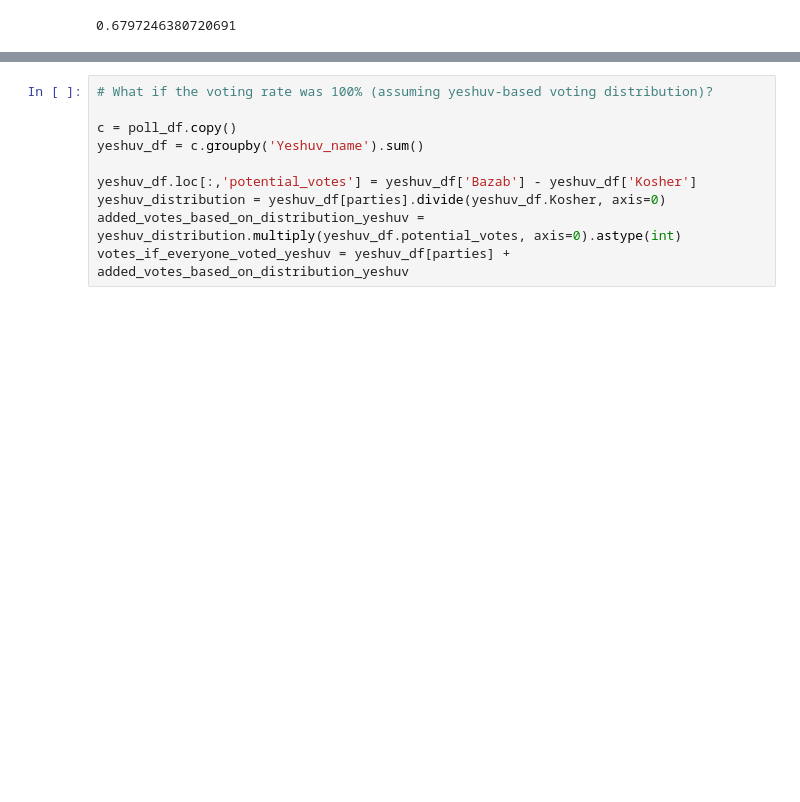
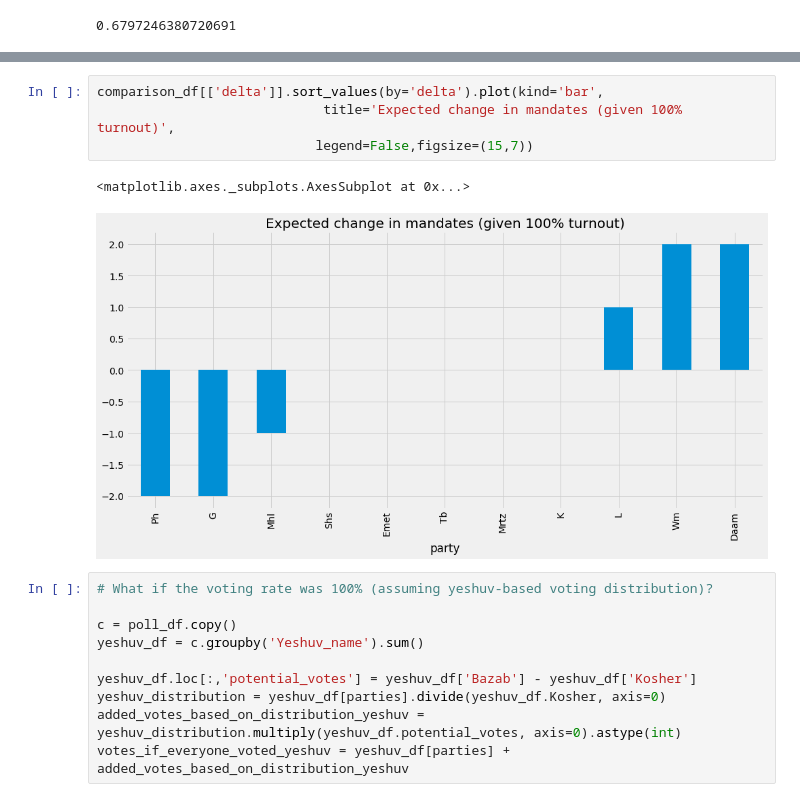
Before and after one commit to 50stuck/ballots2mandates, a Jupyter notebook: ballots 2 mandates.ipynb, the cells around one changed output, grey strips where cells are left out. Saved outputs shown, nothing was run; the diff lists cells and outputs as text; blank space fills up the shorter version.

```diff
--- a/ballots 2 mandates.ipynb
+++ b/ballots 2 mandates.ipynb
@@ -256,3 +288,10 @@ votes_per_party_if_everyone_voted.sum() * 1.0 / t.Bazab.sum()
+# %%
+comparison_df[['delta']].sort_values(by='delta').plot(kind='bar',
+                             title='Expected change in mandates (given 100% turnout)',
+                            legend=False,figsize=(15,7))
+# %% [output]
+<matplotlib.axes._subplots.AxesSubplot at 0x...>
+[figure, added]
 # %%
 # What if the voting rate was 100% (assuming yeshuv-based voting distribution)?
 
```
Also changed, not shown: parts of 7 cells of this notebook.
